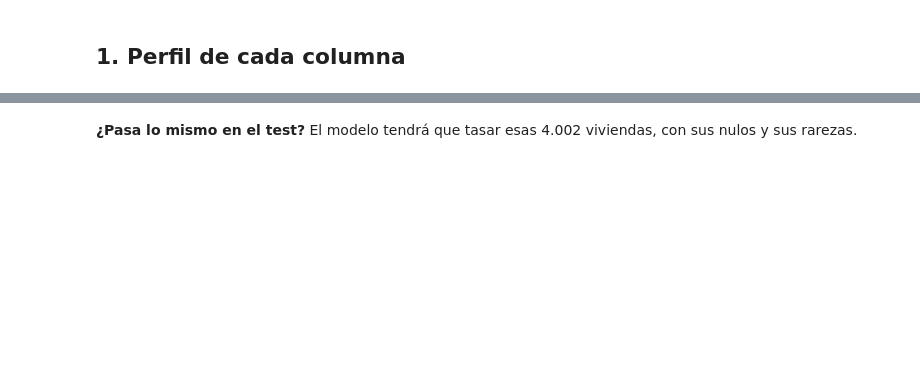
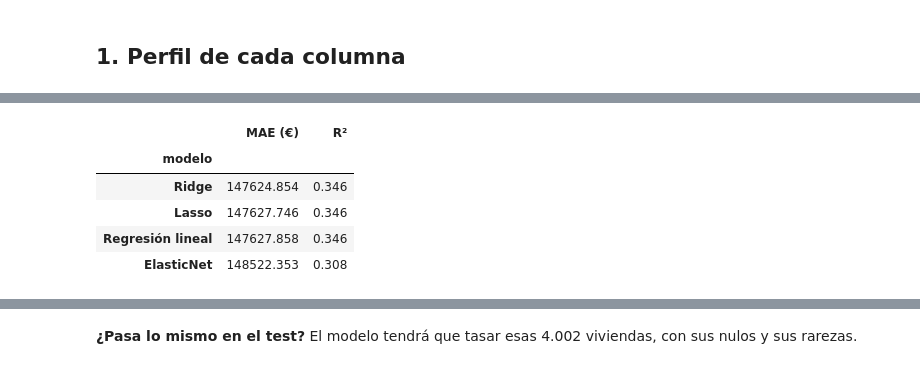
Before and after one commit to tessaforns/mp2-equipo1, a Jupyter notebook: notebooks/exploracion.ipynb, the cells around one changed output, grey strips where cells are left out. Cells and saved outputs as stored; diff of their text form; code cells hidden in the pictures; blank space fills up the shorter version.

```diff
--- a/notebooks/exploracion.ipynb
+++ b/notebooks/exploracion.ipynb
@@ -38,0 +246,67 @@ perfil(entrenamiento)
+# %%
+datos_habitaciones = entrenamiento[["habitaciones", "precio"]].dropna()
+datos_habitaciones = datos_habitaciones[
+    np.isfinite(datos_habitaciones["habitaciones"])
+    & np.isfinite(datos_habitaciones["precio"])
+]
+
+X_habitaciones = datos_habitaciones[["habitaciones"]]
+y_habitaciones = datos_habitaciones["precio"]
+
+modelos_habitaciones = {
+    "Regresión lineal": make_pipeline(StandardScaler(), LinearRegression()),
+    "Ridge": make_pipeline(StandardScaler(), Ridge(alpha=1.0)),
+    "Lasso": make_pipeline(StandardScaler(), Lasso(alpha=1.0, max_iter=10000)),
+    "ElasticNet": make_pipeline(
+        StandardScaler(), ElasticNet(alpha=1.0, l1_ratio=0.5, max_iter=10000)
+    ),
+}
+
+tabla_habitaciones = []
+x_linea_habitaciones = np.linspace(
+    X_habitaciones["habitaciones"].min(),
+    X_habitaciones["habitaciones"].max(),
+    100,
+).reshape(-1, 1)
+
+figura_habitaciones = px.scatter(
+    datos_habitaciones,
+    x="habitaciones",
+    y="precio",
+    opacity=0.35,
+    template="simple_white",
+    title="Modelos lineales: habitaciones y precio",
+    labels={"habitaciones": "Habitaciones", "precio": "Precio (€)"},
+)
+
+for nombre, modelo in modelos_habitaciones.items():
+    modelo.fit(X_habitaciones, y_habitaciones)
+    predicciones_habitaciones = modelo.predict(X_habitaciones)
+
+    tabla_habitaciones.append({
+        "modelo": nombre,
+        "MAE (€)": mean_absolute_error(y_habitaciones, predicciones_habitaciones),
+        "R²": r2_score(y_habitaciones, predicciones_habitaciones),
+    })
+
+    figura_habitaciones.add_scatter(
+        x=x_linea_habitaciones.ravel(),
+        y=modelo.predict(x_linea_habitaciones),
+        mode="lines",
+        name=nombre,
+    )
+
+display(
+    pd.DataFrame(tabla_habitaciones)
+    .set_index("modelo")
+    .sort_values("MAE (€)")
+    .round(3)
+)
+figura_habitaciones.show()
+# %% [output]
+|  | MAE (€) | R² |
+| modelo |  |  |
+| Ridge | 147624.854 | 0.346 |
+| Lasso | 147627.746 | 0.346 |
+| Regresión lineal | 147627.858 | 0.346 |
+| ElasticNet | 148522.353 | 0.308 |
```
Also changed, not shown: parts of 16 cells of this notebook, 7 other files.
